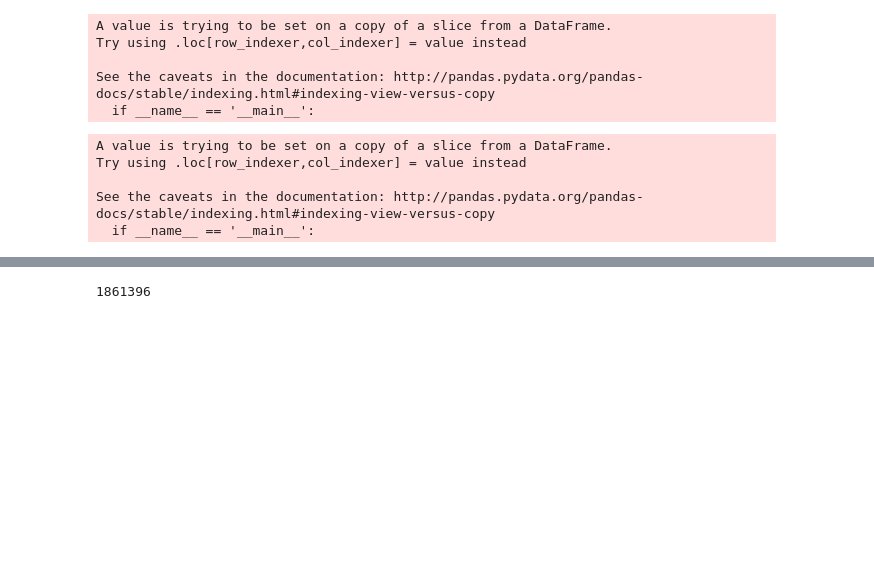
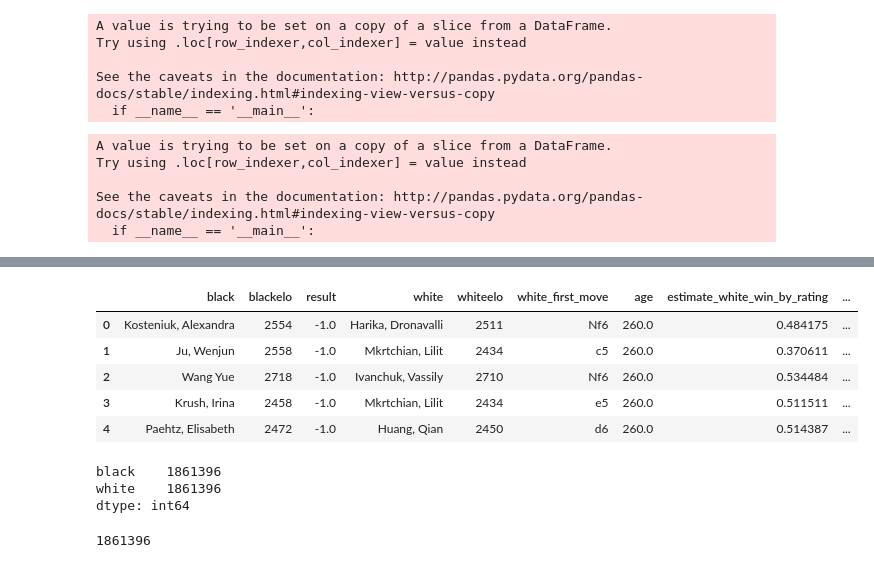
Before and after one commit to daroza/Capstone, a Jupyter notebook: capstoneEDA4.ipynb, the cells around one changed output, grey strips where cells are left out. Cells and saved outputs as stored; diff of their text form; code cells hidden in the pictures; blank space fills up the shorter version.

```diff
--- a/capstoneEDA4.ipynb
+++ b/capstoneEDA4.ipynb
@@ -1422,3 +1286,18 @@ memory usage: 114.5+ MB
+# %%
+df.head() #bookmark
+# %% [output]
+|  | black | blackelo | result | white | whiteelo | white_first_move | age | estimate_white_win_by_rating | ... |
+| 0 | Kosteniuk, Alexandra | 2554 | -1.0 | Harika, Dronavalli | 2511 | Nf6 | 260.0 | 0.484175 | ... |
+| 1 | Ju, Wenjun | 2558 | -1.0 | Mkrtchian, Lilit | 2434 | c5 | 260.0 | 0.370611 | ... |
+| 2 | Wang Yue | 2718 | -1.0 | Ivanchuk, Vassily | 2710 | Nf6 | 260.0 | 0.534484 | ... |
+| 3 | Krush, Irina | 2458 | -1.0 | Mkrtchian, Lilit | 2434 | e5 | 260.0 | 0.511511 | ... |
+| 4 | Paehtz, Elisabeth | 2472 | -1.0 | Huang, Qian | 2450 | d6 | 260.0 | 0.514387 | ... |
+# %%
+df[['black','white']].player_cat_white = pd.get_dummies(test['white'])
+# %% [output]
+black    1861396
+white    1861396
+dtype: int64
 # %%
 dftest = df
 # %%
```
Also changed, not shown: parts of 2 cells of this notebook, 5 other files.
